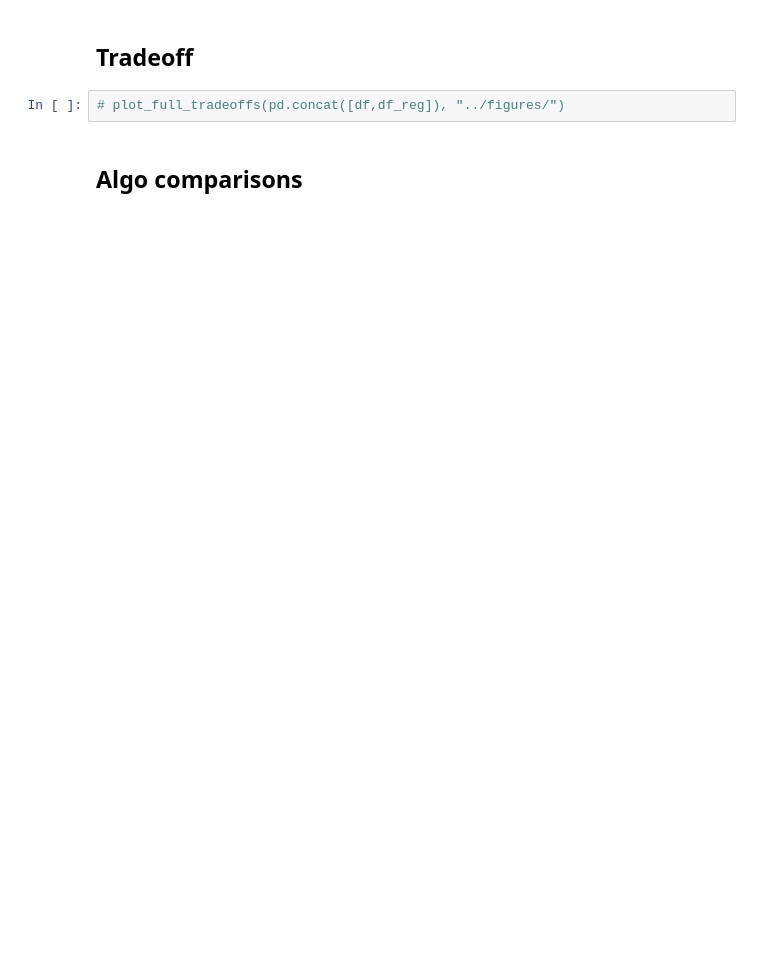
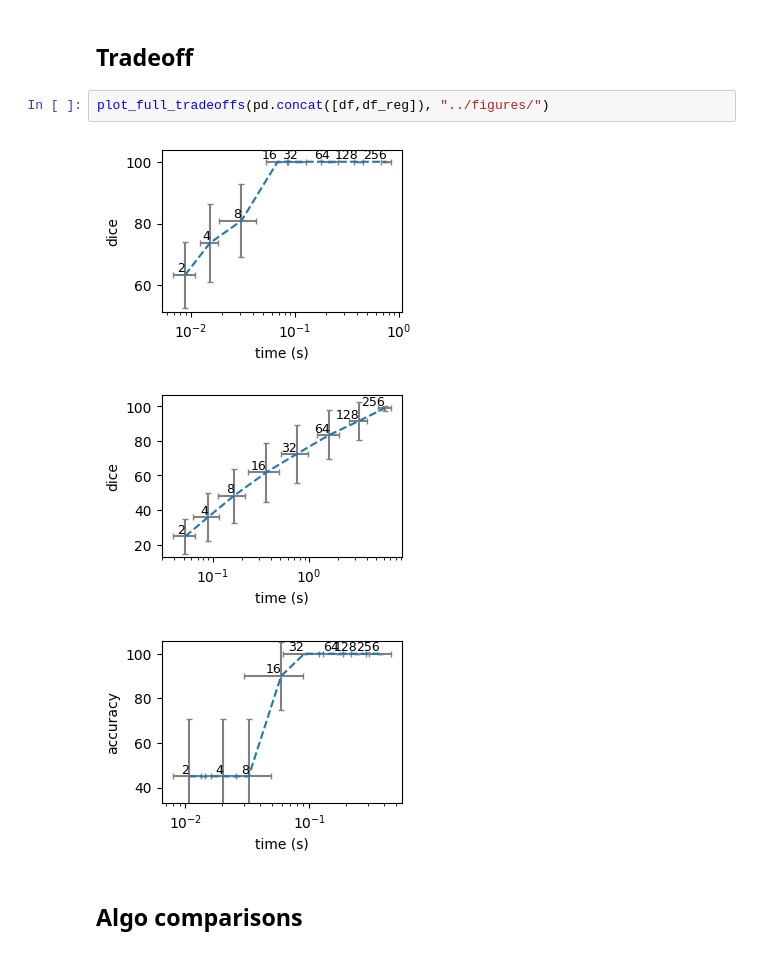
Before and after one commit to SamuelReyd/SearchingForCauses, a Jupyter notebook: src/Figures.ipynb, the cells around one changed output. Drawn from its saved outputs; the diff is of its cells as text; blank space fills up the shorter version.

```diff
--- a/src/Figures.ipynb
+++ b/src/Figures.ipynb
@@ -58,7 +61,11 @@ models = (
 # %% [markdown]
 ## Tradeoff
 # %%
-# plot_full_tradeoffs(pd.concat([df,df_reg]), "../figures/")
+plot_full_tradeoffs(pd.concat([df,df_reg]), "../figures/")
+# %% [output]
+[figure, added]
+[figure, added]
+[figure, added]
 # %% [markdown]
 ## Algo comparisons
 # %%
```
Also changed, not shown: parts of 9 cells of this notebook, 5 other files.
